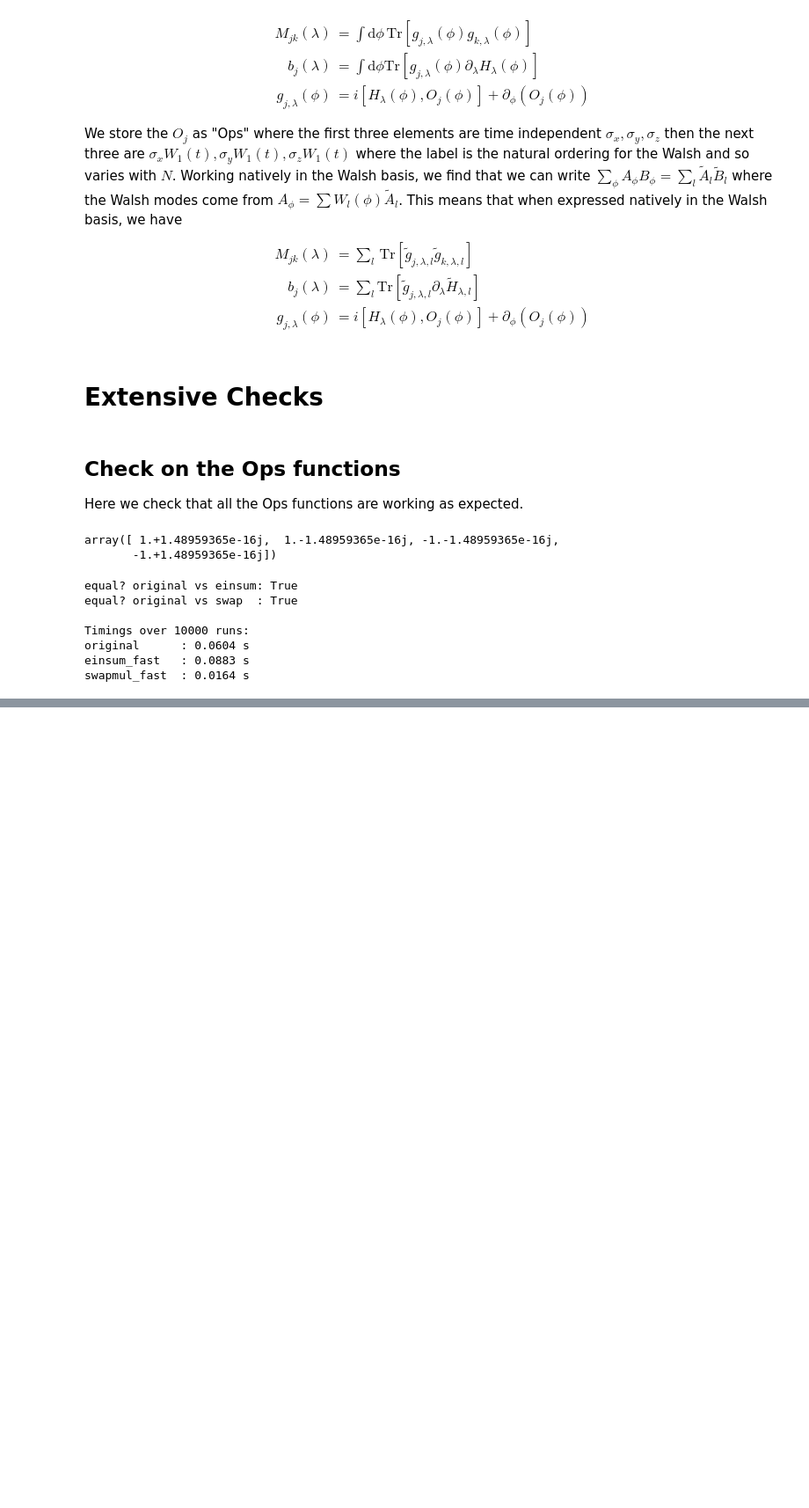
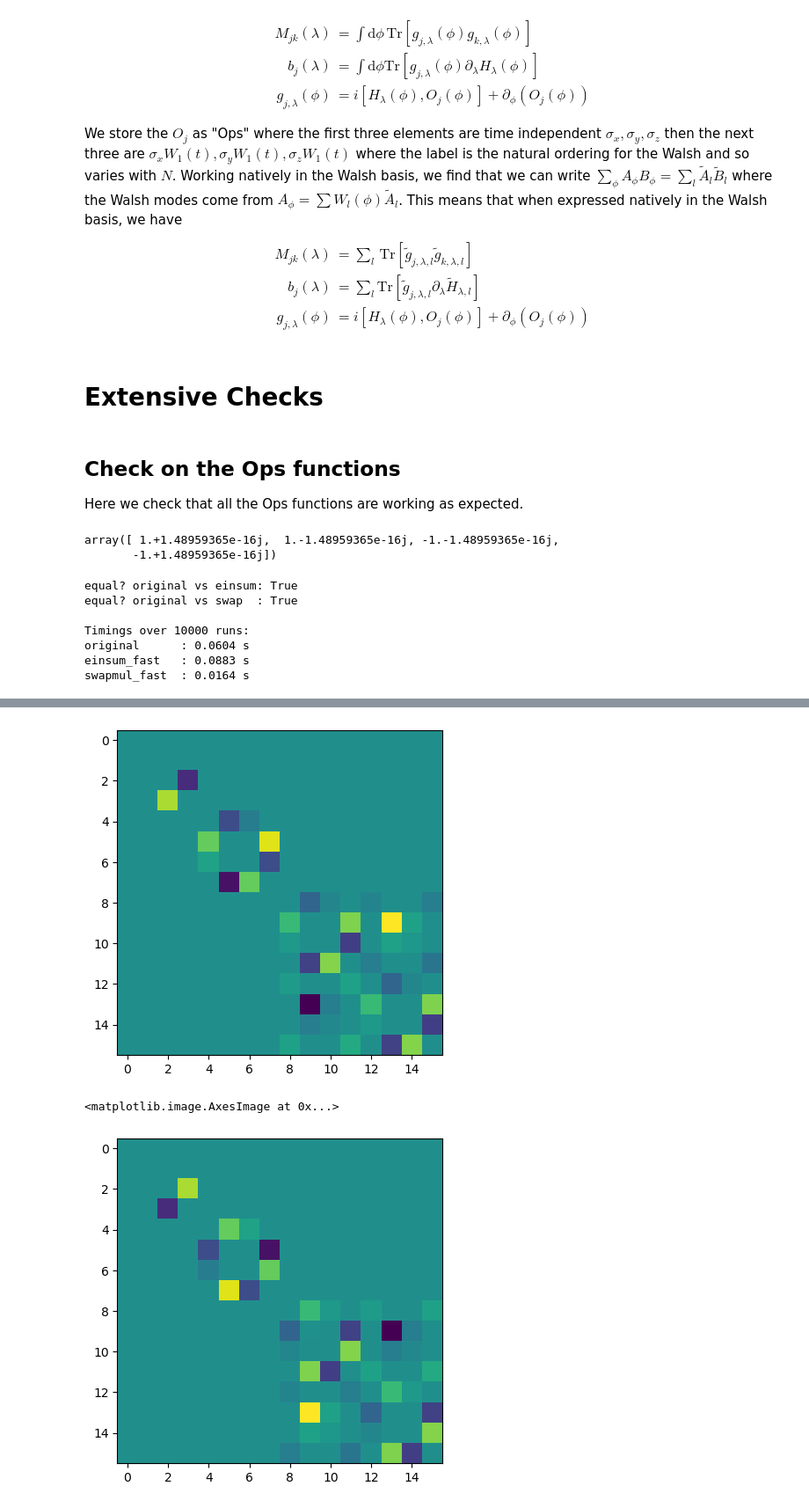
Before and after one commit to jwalkling/Walsh-FCD, a Jupyter notebook: src_code/notebooks/Walsh FCD.ipynb, the cells around one changed output, grey strips where cells are left out. Shown: that part at 88% size. Cells and saved outputs as stored; diff of their text form; code cells hidden in the pictures; blank space fills up the shorter version.

```diff
--- a/src_code/notebooks/Walsh FCD.ipynb
+++ b/src_code/notebooks/Walsh FCD.ipynb
@@ -451,0 +506,8 @@ swapmul_fast  : 0.0164 s
+# %%
+# def WalshD(N):
+#     Walsh=sp.hadamard(N) #Generate all the Walsh functions from the Hadamard array.
+#     translatedWalsh=np.roll(Walsh,1,axis=1) #Shift the whole thing over by 1 by simply pushing all the columns periodically 1.
+#     Translation=1/N*np.matmul(translatedWalsh,np.transpose(Walsh)) #Invert Ax=x' to A=x' x^T to find the translation operator.
+Walsh=sp.hadamard(4)
+translatedWalsh=np.roll(Walsh,-1,axis=1)
+Translation=1/N*np.matmul(translatedWalsh,np.transpose(Walsh))
@@ -451,0 +523,16 @@ swapmul_fast  : 0.0164 s
+# %%
+def WalshD2(N):
+    Walsh=sp.hadamard(N) #Generate all the Walsh functions from the Hadamard array.
+    translatedWalsh=np.roll(Walsh,-1,axis=1) #Shift the whole thing over by 1 by simply pushing all the columns periodically 1.
+    Translation=1/N*np.matmul(translatedWalsh,np.transpose(Walsh)) #Invert Ax=x' to A=x' x^T to find the translation operator.
+
+    return N/(2*np.pi)*sp.logm(Translation) #Rewrite it as generator of translations where T=exp(2 pi G/N).
+# %%
+#Only differ by a minus sign.
+plt.imshow(np.real(WalshD(16)))
+plt.show()
+plt.imshow(np.real(WalshD2(16)))
+# %% [output]
+[figure, added]
+<matplotlib.image.AxesImage at 0x...>
+[figure, added]
```
Also changed, not shown: parts of 12 cells of this notebook.
